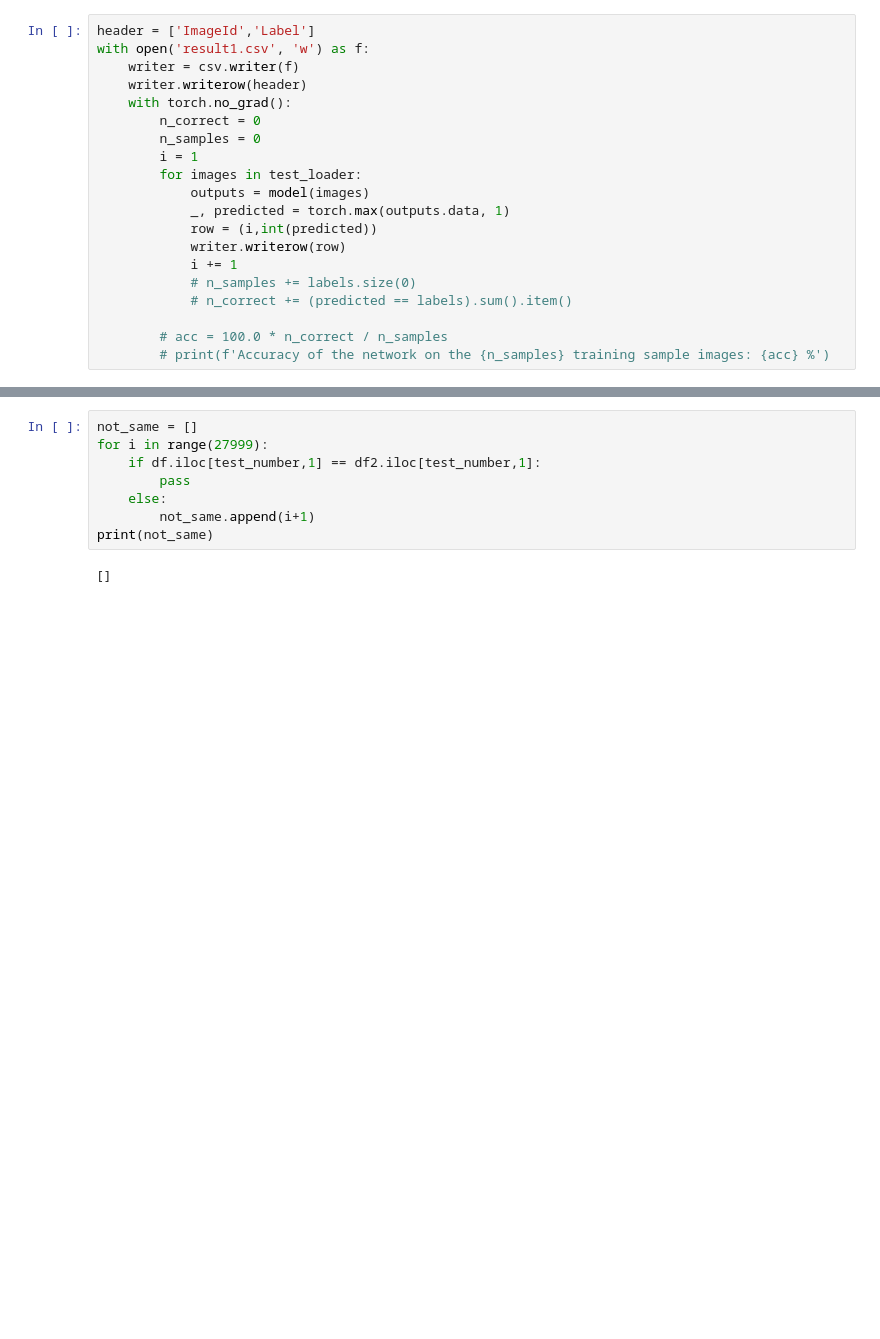
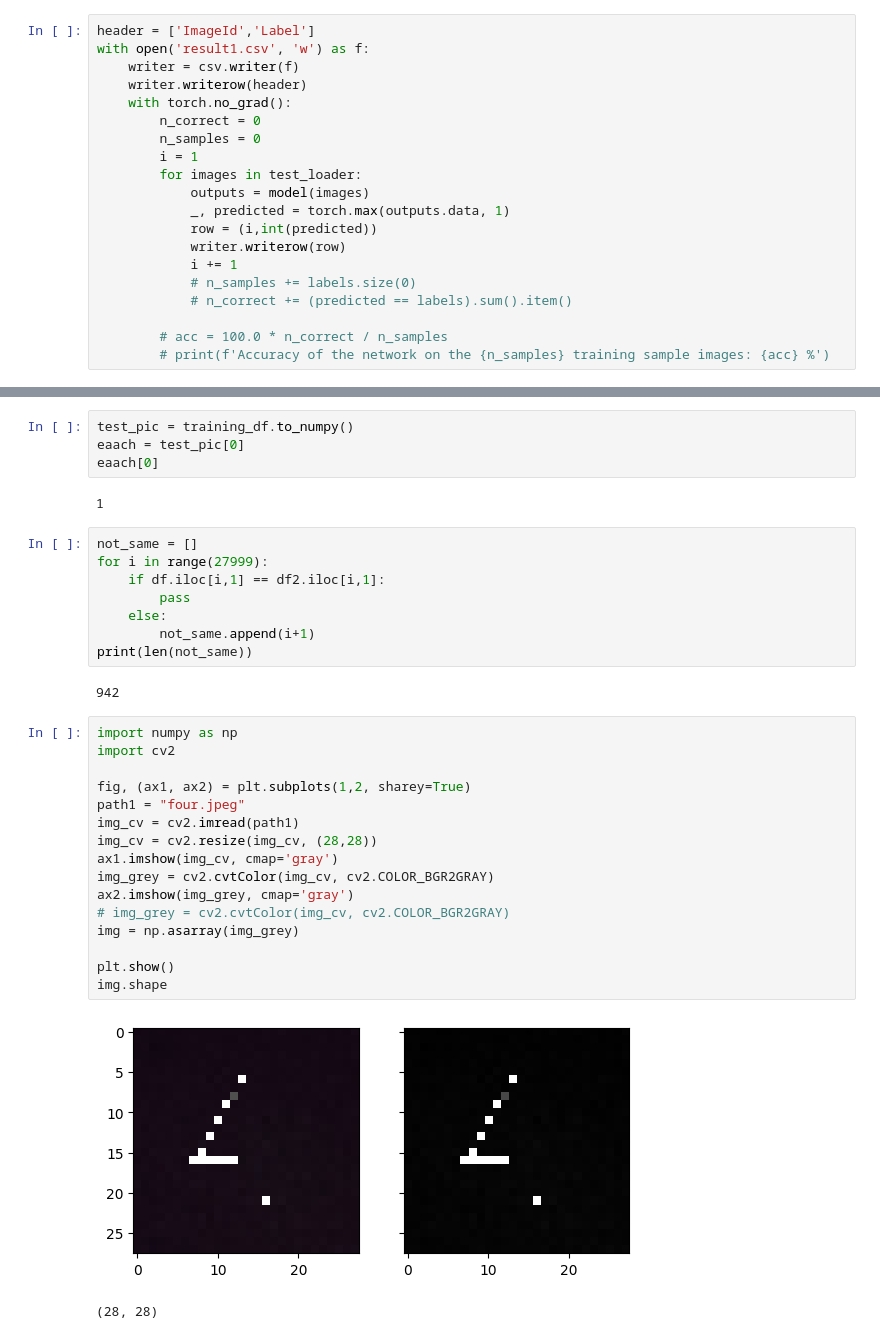
Before and after one commit to kunalashah99/Digit_recogniser, a Jupyter notebook: digit_recog.ipynb, the cells around one changed output, grey strips where cells are left out. Saved outputs shown, nothing was run; the diff lists cells and outputs as text; blank space fills up the shorter version.

```diff
--- a/digit_recog.ipynb
+++ b/digit_recog.ipynb
@@ -180,10 +230,35 @@ model 2 prediction: 4
+# %%
+test_pic = training_df.to_numpy()
+eaach = test_pic[0]
+eaach[0]
+# %% [output]
+1
 # %%
 not_same = []
 for i in range(27999):
-    if df.iloc[test_number,1] == df2.iloc[test_number,1]:
+    if df.iloc[i,1] == df2.iloc[i,1]:
         pass
     else:
         not_same.append(i+1)
-print(not_same)
+print(len(not_same))
 # %% [output]
-[]
+942
+# %%
+import numpy as np
+import cv2
+
+fig, (ax1, ax2) = plt.subplots(1,2, sharey=True)
+path1 = "four.jpeg"
+img_cv = cv2.imread(path1)
+img_cv = cv2.resize(img_cv, (28,28))
+ax1.imshow(img_cv, cmap='gray')
+img_grey = cv2.cvtColor(img_cv, cv2.COLOR_BGR2GRAY)
+ax2.imshow(img_grey, cmap='gray')
+# img_grey = cv2.cvtColor(img_cv, cv2.COLOR_BGR2GRAY)
+img = np.asarray(img_grey)
+
+plt.show()
+img.shape
+# %% [output]
+[figure, added]
+(28, 28)
```
Also changed, not shown: parts of 17 cells of this notebook, 6 other files.
